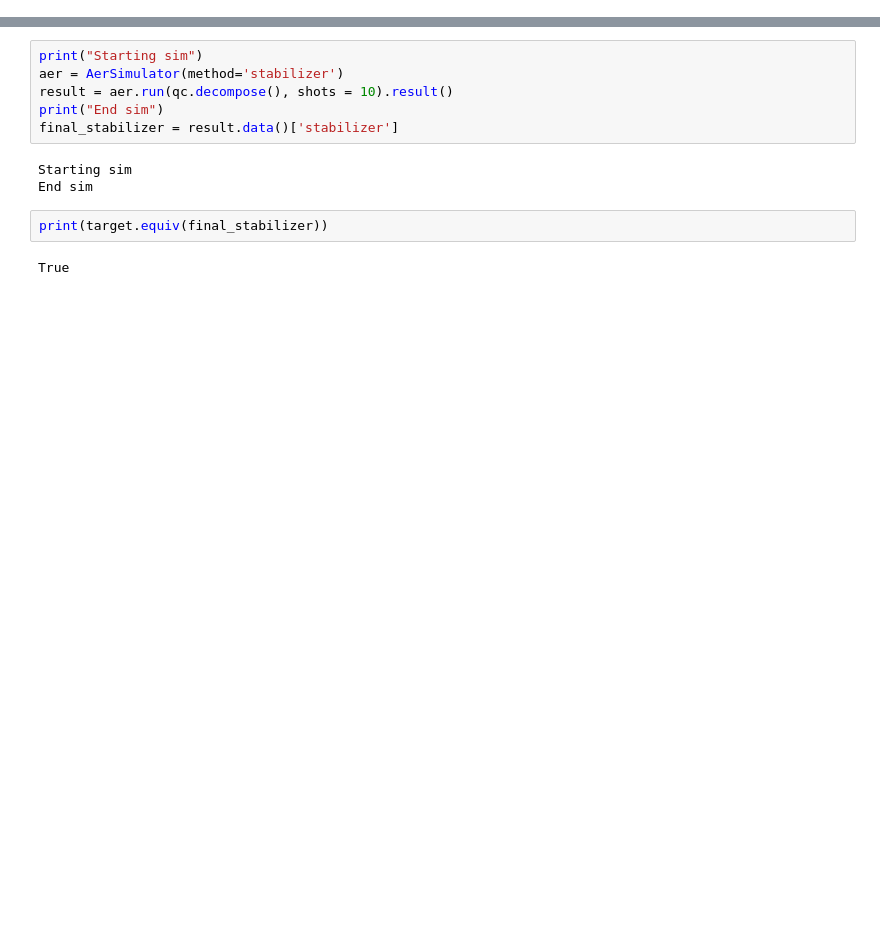
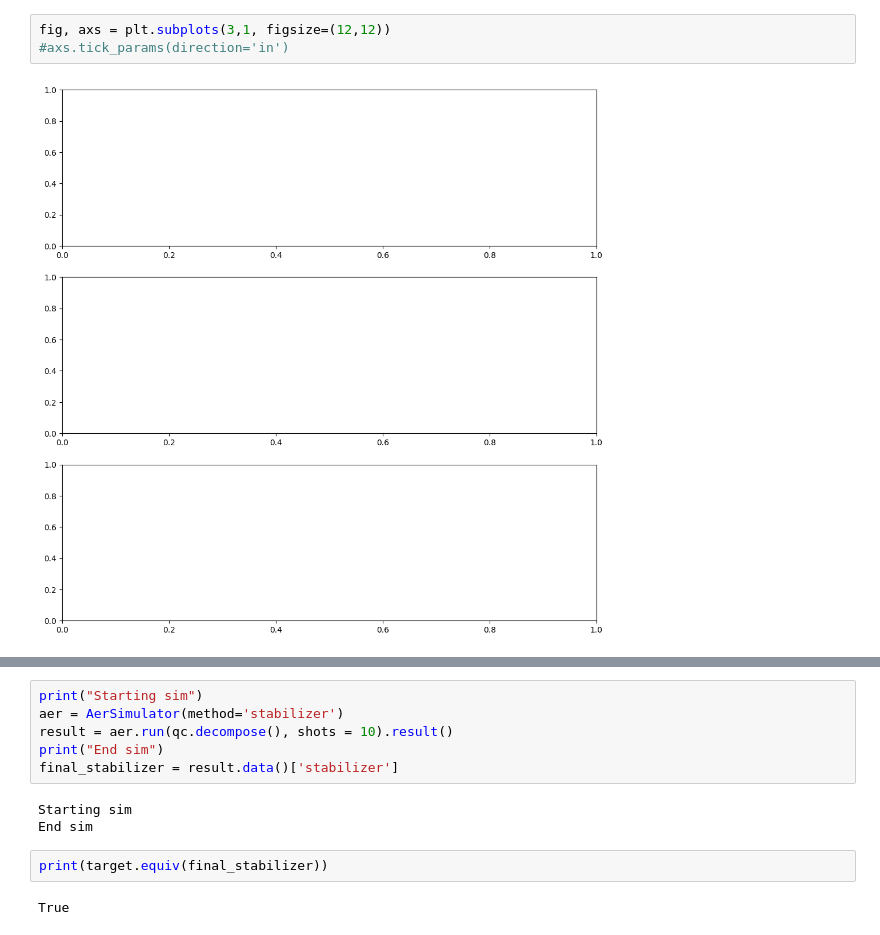
Before and after one commit to aubra25/qc803-project-argb, a Jupyter notebook: notebook.ipynb, the cells around one changed output, grey strips where cells are left out. Saved outputs shown, nothing was run; the diff lists cells and outputs as text; blank space fills up the shorter version.

```diff
--- a/notebook.ipynb
+++ b/notebook.ipynb
@@ -23,3 +84,8 @@ encoder.draw('mpl')
+# %%
+fig, axs = plt.subplots(3,1, figsize=(12,12))
+#axs.tick_params(direction='in')
+# %% [output]
+[figure, added]
 # %%
 from shor_code_package.shor_code import ShorQubit, ShorCircuit, ConcatenatedShorQubit
 from qiskit.quantum_info import Operator, Statevector, StabilizerState
```
Also changed, not shown: parts of 11 cells of this notebook, 5 other files.
